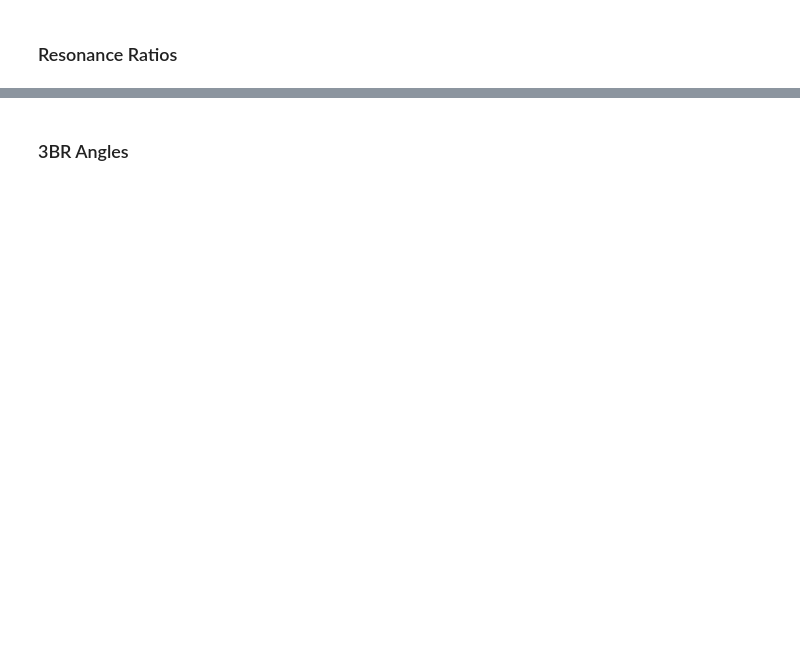
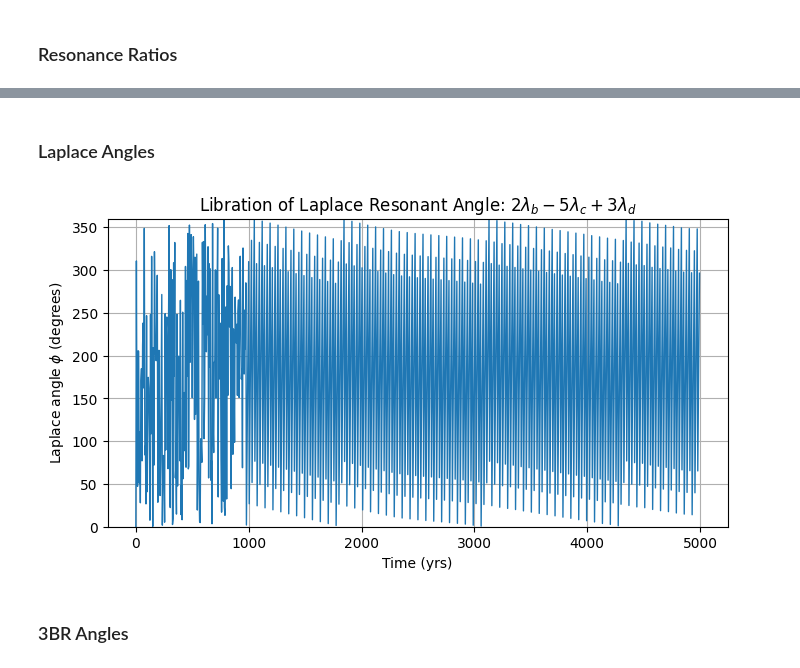
Before and after one commit to dchen10Git/uchi-exoplanets-2025, a Jupyter notebook: trappist1_migration.ipynb, the cells around one changed output, grey strips where cells are left out. Cells and saved outputs as stored; diff of their text form; code cells hidden in the pictures; blank space fills up the shorter version.

```diff
--- a/trappist1_migration.ipynb
+++ b/trappist1_migration.ipynb
@@ -16,6 +16,7 @@ import matplotlib.pyplot as plt
 sim = rebound.Simulation()
 sim.units = ('AU', 'yr', 'Msun')
 sim.integrator = "whfast"
+sim.random_seed = 13741154 # for reproducibility
 
 # Add the star
 sim.add(m=0.09)
@@ -27,7 +28,13 @@ masses = np.array([1.374, 1.308, 0.388, 0.692, 1.039, 1.321, 0.326]) * 3.003e-6
 # a0 = np.array([1.154, 1.580, 2.227, 2.925, 3.849, 4.683, 6.189]) * 0.01
 
 # Figure 3 imitation
-b_a = 1.3
-a0 = np.array([b_a, b_a*2**(2/3)*1.01, b_a*2**(4/3)*1.03, b_a*2**(4/3)*1.5**(2/3)*1.07, b_a*2**(4/3)*1.5**(4/3)*1.1, b_a*2**(4/3)*1.5**(6/3)*1.13, b_a*2**(4/3)*1.5**(8/3)*1.15]) * 0.01
-e0 = np.array([0.004, 0.002, 0.006, 0.0065, 0.009, 0.004, 0.0035])
+# b_a = 1.3
+# a0 = np.array([b_a, b_a*2**(2/3)*1.01, b_a*2**(4/3)*1.03, b_a*2**(4/3)*1.5**(2/3)*1.07, b_a*2**(4/3)*1.5**(4/3)*1.1, b_a*2**(4/3)*1.5**(6/3)*1.13, b_a*2**(4/3)*1.5**(8/3)*1.15]) * 0.01
+# e0 = np.array([0.004, 0.002, 0.006, 0.0065, 0.009, 0.004, 0.0035])
+
+# b/c/d Laplace resonance
+masses = masses[0:3] # limit to b/c/d
+a0 = np.array([1.15, 1.58, 2.23]) * 0.01
+e0 = np.array([0, 0, 0])
+
 num_planets = len(masses)
@@ -181,2 +186,14 @@ sim.dt = 0.001 # so it runs faster
+# %%
+def mean_longitude(p):
+    return (p.M + p.omega + p.Omega) % (2*np.pi)
+
+def laplace_angle(sim, i, j, k):
+    ps = sim.particles
+    lam_i = mean_longitude(ps[i])
+    lam_j = mean_longitude(ps[j])
+    lam_k = mean_longitude(ps[k])
+
+    phi = 2*lam_i - 5*lam_j + 3*lam_k
+    return np.mod(phi, 2*np.pi)
 # %% [markdown]
 ### Integrate and Record Stage I
@@ -456,3 +486,16 @@ plt.show()
+# %% [markdown]
+### Laplace Angles
+# %%
+plt.figure(figsize=(8,4))
+plt.plot(stage_i_times, np.rad2deg(phi_vals), lw=1)
+plt.xlabel("Time (yrs)")
+plt.ylabel("Laplace angle $\phi$ (degrees)")
+plt.title("Libration of Laplace Resonant Angle: $2\lambda_b - 5\lambda_c + 3\lambda_d$")
+plt.ylim(0,360)
+plt.grid(True)
+plt.show()
+# %% [output]
+[figure, added]
 # %% [markdown]
 ### 3BR Angles
 # %%
```
Also changed, not shown: parts of 21 cells of this notebook, 1 other file.
